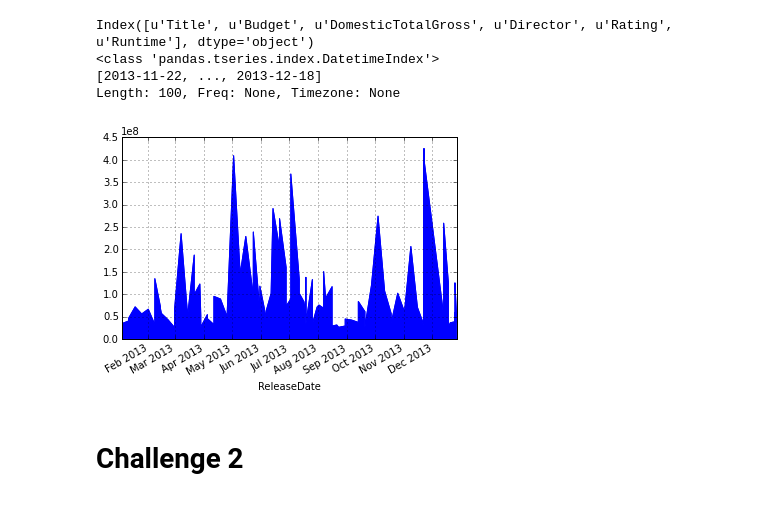
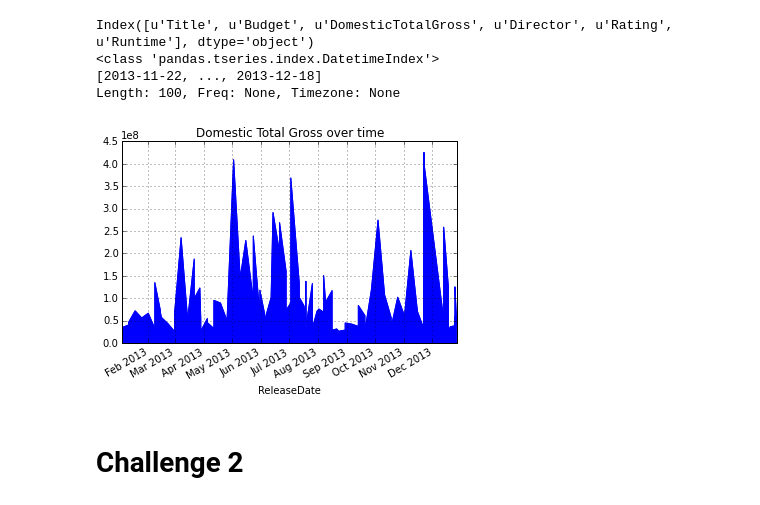
Before and after one commit to fdurant/pandas_challenges, a Jupyter notebook: pandas_challenges.ipynb, the cells around one changed output. Saved outputs shown, nothing was run; the diff lists cells and outputs as text; code cells hidden in the pictures.

Commit message:
Added titles to the plots

```diff
--- a/pandas_challenges.ipynb
+++ b/pandas_challenges.ipynb
@@ -40,11 +28,12 @@ Length: 100, Freq: None, Timezone: None
 # %%
 %matplotlib inline
 
 moviesDF['DomesticTotalGross'].plot(kind='area')
+plt.title('Domestic Total Gross over time')
 
 plt.show()
 # %% [output]
-[figure, old version]
+[figure, new version]
 # %% [markdown]
 # Challenge 2
 # %% [markdown]
```
Also changed, not shown: parts of 3 cells of this notebook.
